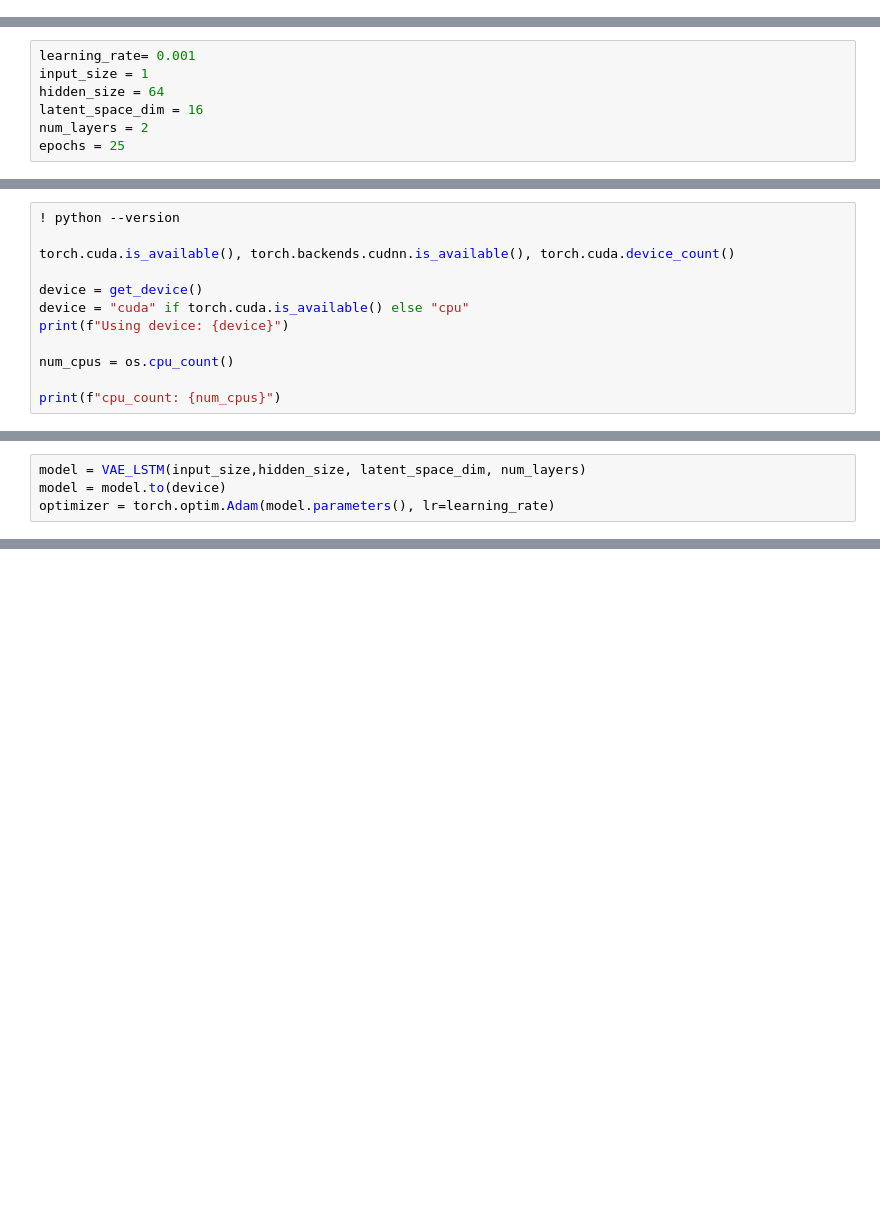
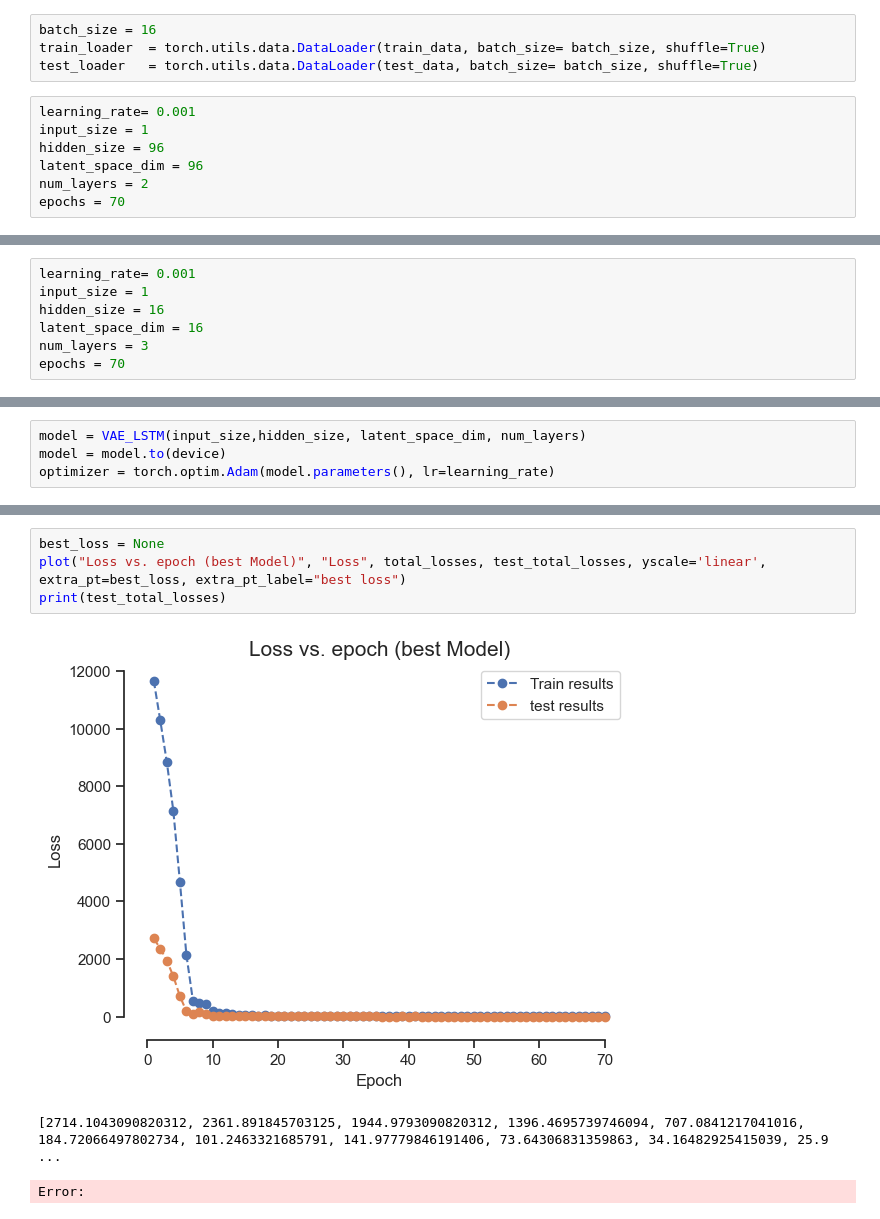
Before and after one commit to ArneTillmann/distributional-forex-prediction, a Jupyter notebook: lstm_vae.ipynb, the cells around one changed output, grey strips where cells are left out. Cells and saved outputs as stored; diff of their text form; blank space fills up the shorter version.

Commit message:
Replace Old Model with New

```diff
--- a/lstm_vae.ipynb
+++ b/lstm_vae.ipynb
@@ -293 +140,12 @@ tensor([[1.0538, 1.0539, 1.0538,  ..., 1.0582, 1.0582, 1.0582],
+# %%
+batch_size = 16
+train_loader  = torch.utils.data.DataLoader(train_data, batch_size= batch_size, shuffle=True)
+test_loader   = torch.utils.data.DataLoader(test_data, batch_size= batch_size, shuffle=True)
+# %%
+learning_rate= 0.001
+input_size = 1
+hidden_size = 96
+latent_space_dim = 96
+num_layers = 2
+epochs = 70
 # %%
@@ -371,7 +282,7 @@ def vae_loss(recon_x, x, mu, logvar):
 # %%
 learning_rate= 0.001
 input_size = 1
-hidden_size = 64
+hidden_size = 16
 latent_space_dim = 16
-num_layers = 2
-epochs = 25
+num_layers = 3
+epochs = 70
@@ -400,12 +288,0 @@ def get_device(cuda_preference=True):
-# %%
-! python --version
-
-torch.cuda.is_available(), torch.backends.cudnn.is_available(), torch.cuda.device_count()
-
-device = get_device()
-device = "cuda" if torch.cuda.is_available() else "cpu"
-print(f"Using device: {device}")
-
-num_cpus = os.cpu_count()
-
-print(f"cpu_count: {num_cpus}")
@@ -431,0 +450,8 @@ RuntimeError: shape '[24576, 1]' is invalid for input of size 256
+# %%
+best_loss = None
+plot("Loss vs. epoch (best Model)", "Loss", total_losses, test_total_losses, yscale='linear', extra_pt=best_loss, extra_pt_label="best loss")
+print(test_total_losses)
+# %% [output]
+[figure, added]
+[2714.1043090820312, 2361.891845703125, 1944.9793090820312, 1396.4695739746094, 707.0841217041016, 184.72066497802734, 101.2463321685791, 141.97779846191406, 73.64306831359863, 34.16482925415039, 25.9 ...
+Error:
```
Also changed, not shown: parts of 43 cells of this notebook.
